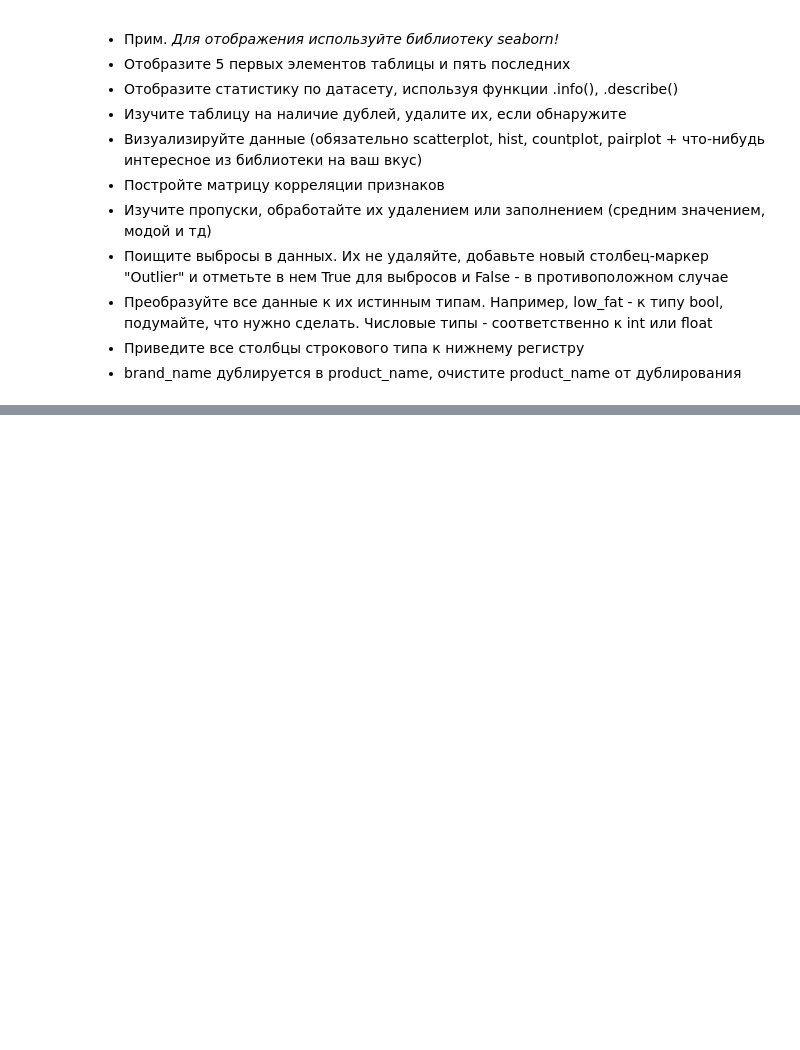
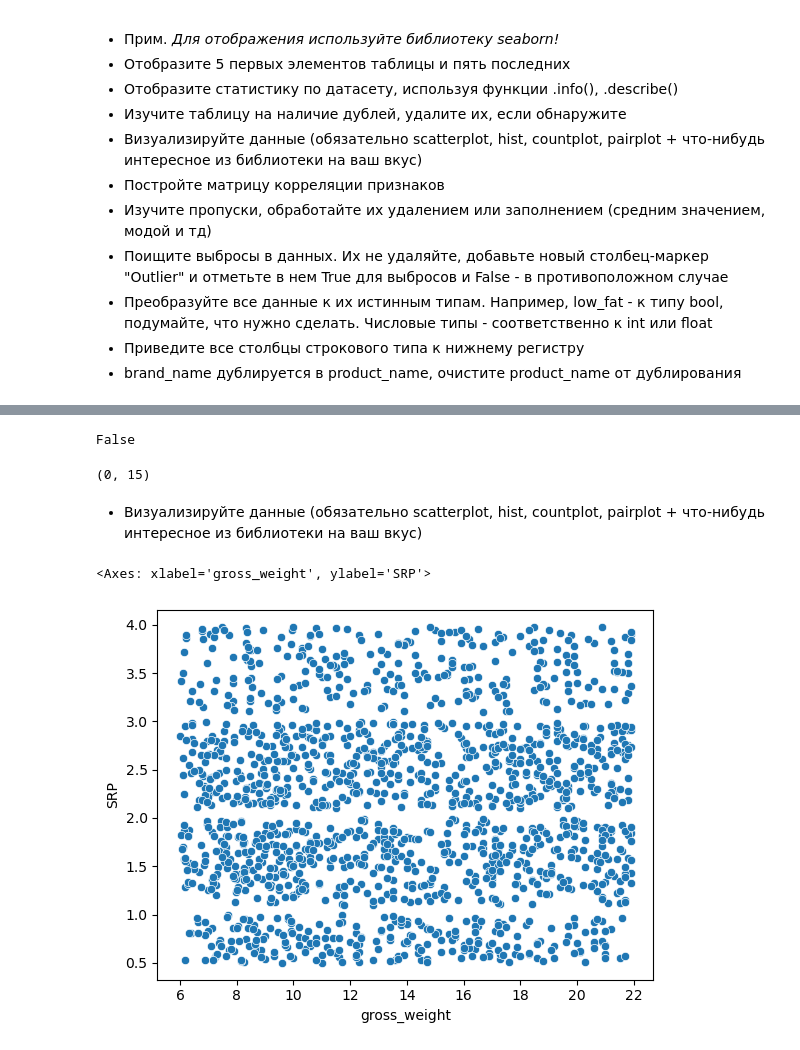
Before and after one commit to Erygfry/DataScience_HW, a Jupyter notebook: HW_2/Задание 2. Анализ датасета о продуктах.ipynb, the cells around one changed output, grey strips where cells are left out. Drawn from its saved outputs; the diff is of its cells as text; code cells hidden in the pictures; blank space fills up the shorter version.

```diff
--- a/HW_2/Задание 2. Анализ датасета о продуктах.ipynb
+++ b/HW_2/Задание 2. Анализ датасета о продуктах.ipynb
@@ -16,3 +16,13 @@
  - Преобразуйте все данные к их истинным типам. Например, low_fat - к типу bool, подумайте, что нужно сделать. Числовые типы - соответственно к int или float
  - Приведите все столбцы строкового типа к нижнему регистру
  - brand_name дублируется в product_name, очистите product_name от дублирования
+# %%
+import pandas as pd
+import numpy as np
+import seaborn as sns
+import matplotlib.pyplot as plt
+%matplotlib inline
+
+df = pd.read_csv("foodmart.products.tsv", sep="\t")
+
+df.head() # выводим первые 5 строк таблицы
@@ -18,0 +77,15 @@
+# %%
+df.isna().any().any() # смотрим на наличие пропусков
+# %% [output]
+False
+# %%
+df[df.duplicated()].shape # проверяем на наличие дубликатов
+# %% [output]
+(0, 15)
+# %% [markdown]
+- Визуализируйте данные (обязательно scatterplot, hist, countplot, pairplot + что-нибудь интересное из библиотеки на ваш вкус)
+# %%
+sns.scatterplot(x='gross_weight', y='SRP',  data=df)
+# %% [output]
+<Axes: xlabel='gross_weight', ylabel='SRP'>
+[figure, added]
```
Also changed, not shown: parts of 13 cells of this notebook, 1 other file.
